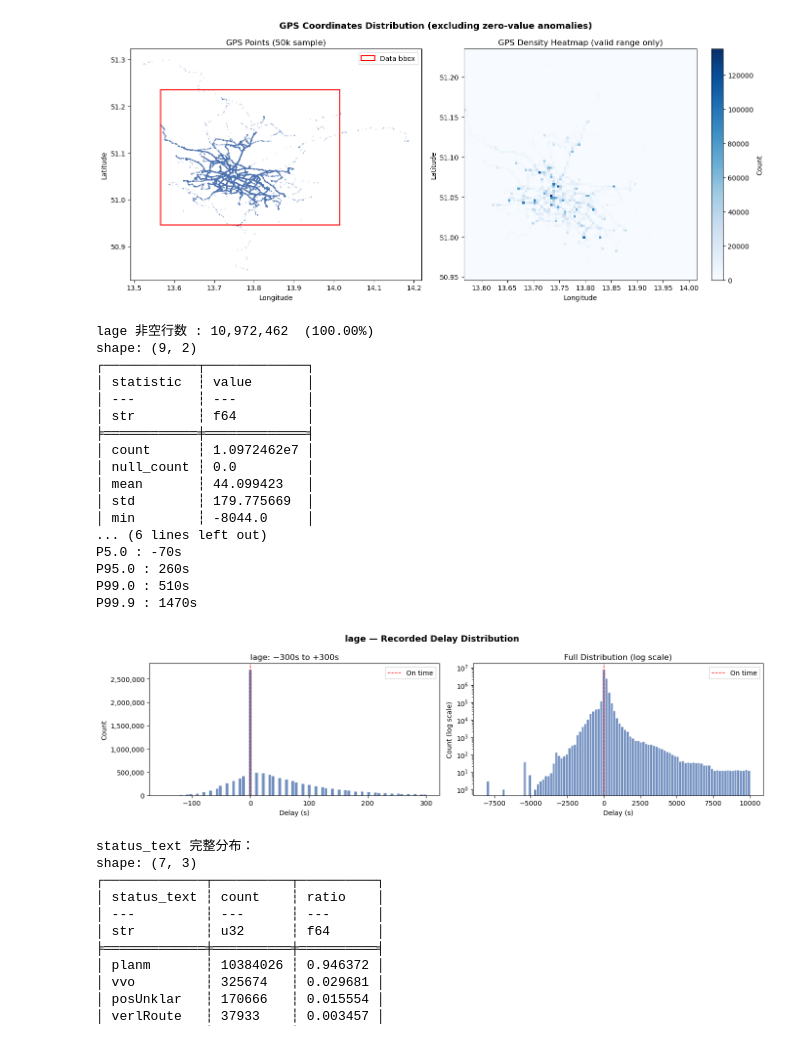
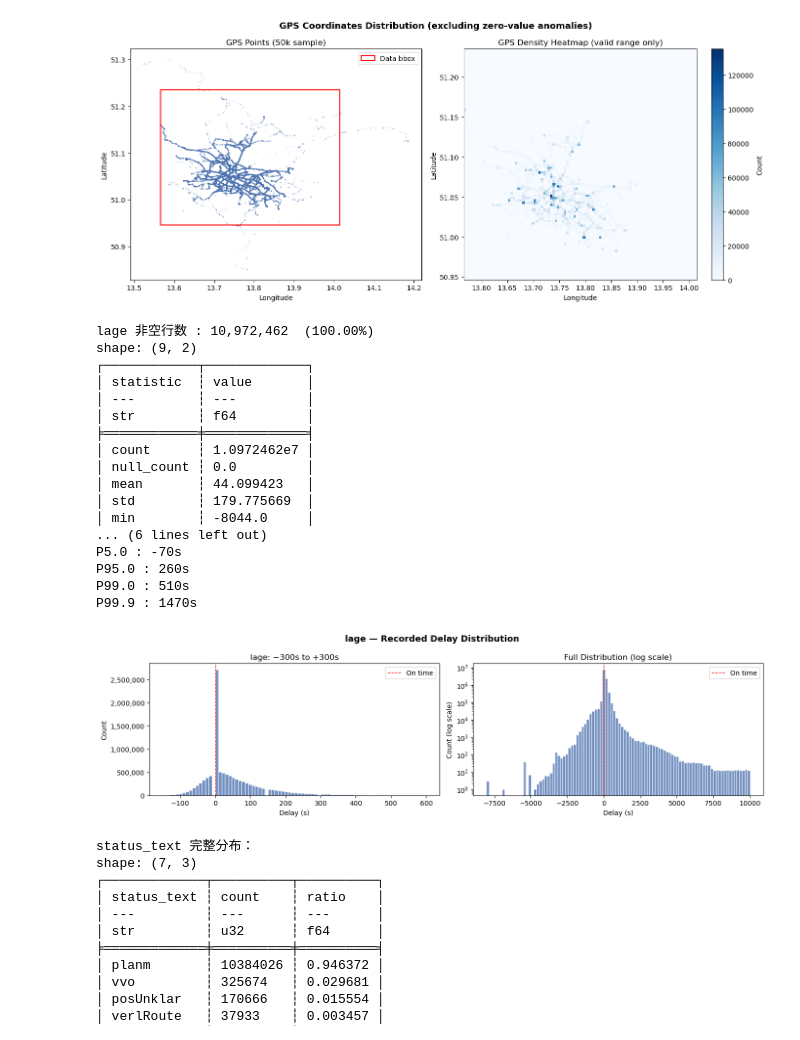
Before and after one commit to Li-Suqi/dvb-data-process, a Jupyter notebook: quality-analysis/03_noisy_eda.ipynb, the cells around one changed output. Cells and saved outputs as stored; diff of their text form; code cells hidden in the pictures.

```diff
--- a/quality-analysis/03_noisy_eda.ipynb
+++ b/quality-analysis/03_noisy_eda.ipynb
@@ -467,7 +467,7 @@ lage_vals = lage["lage"].to_numpy()
 
 # 左：-150s 到 300s 的正常范围
 ax = axes[0]
-clipped = lage_vals[(lage_vals >= -150) & (lage_vals <= 300)]
+clipped = lage_vals[(lage_vals >= -150) & (lage_vals <= 600)]
 ax.hist(clipped, bins=80, color="#4C72B0", alpha=0.8, edgecolor="white")
 ax.axvline(0, color="red", linestyle="--", linewidth=1, label="On time")
 ax.set_xlabel("Delay (s)")
@@ -480,34 +480,34 @@ ax.yaxis.set_major_formatter(plt.FuncFormatter(lambda x, _: f"{int(x):,}"))
 ax2 = axes[1]
 ax2.hist(lage_vals, bins=100, color="#4C72B0", alpha=0.8, edgecolor="white")
 ax2.set_yscale("log")
 ax2.axvline(0, color="red", linestyle="--", linewidth=1, label="On time")
 ax2.set_xlabel("Delay (s)")
 ax2.set_ylabel("Count (log scale)")
 ax2.set_title("Full Distribution (log scale)")
 ax2.legend()
 
 plt.tight_layout()
 plt.savefig(f"{OUTPUT_DIR}/A3_lage.png", dpi=150, bbox_inches="tight")
 plt.show()
 # %% [output]
 lage 非空行数 : 10,972,462  (100.00%)
 shape: (9, 2)
 ┌────────────┬─────────────┐
 │ statistic  ┆ value       │
 │ ---        ┆ ---         │
 │ str        ┆ f64         │
 ╞════════════╪═════════════╡
 │ count      ┆ 1.0972462e7 │
 │ null_count ┆ 0.0         │
 │ mean       ┆ 44.099423   │
 │ std        ┆ 179.775669  │
 │ min        ┆ -8044.0     │
 ... (6 lines left out)
 P5.0 : -70s
 P95.0 : 260s
 P99.0 : 510s
 P99.9 : 1470s
-[figure, old version]
+[figure, new version]
 # %%
 # Cell 6c — status_text 完整分布
 print("status_text 完整分布：")
```
Also changed, not shown: 29 other files.
